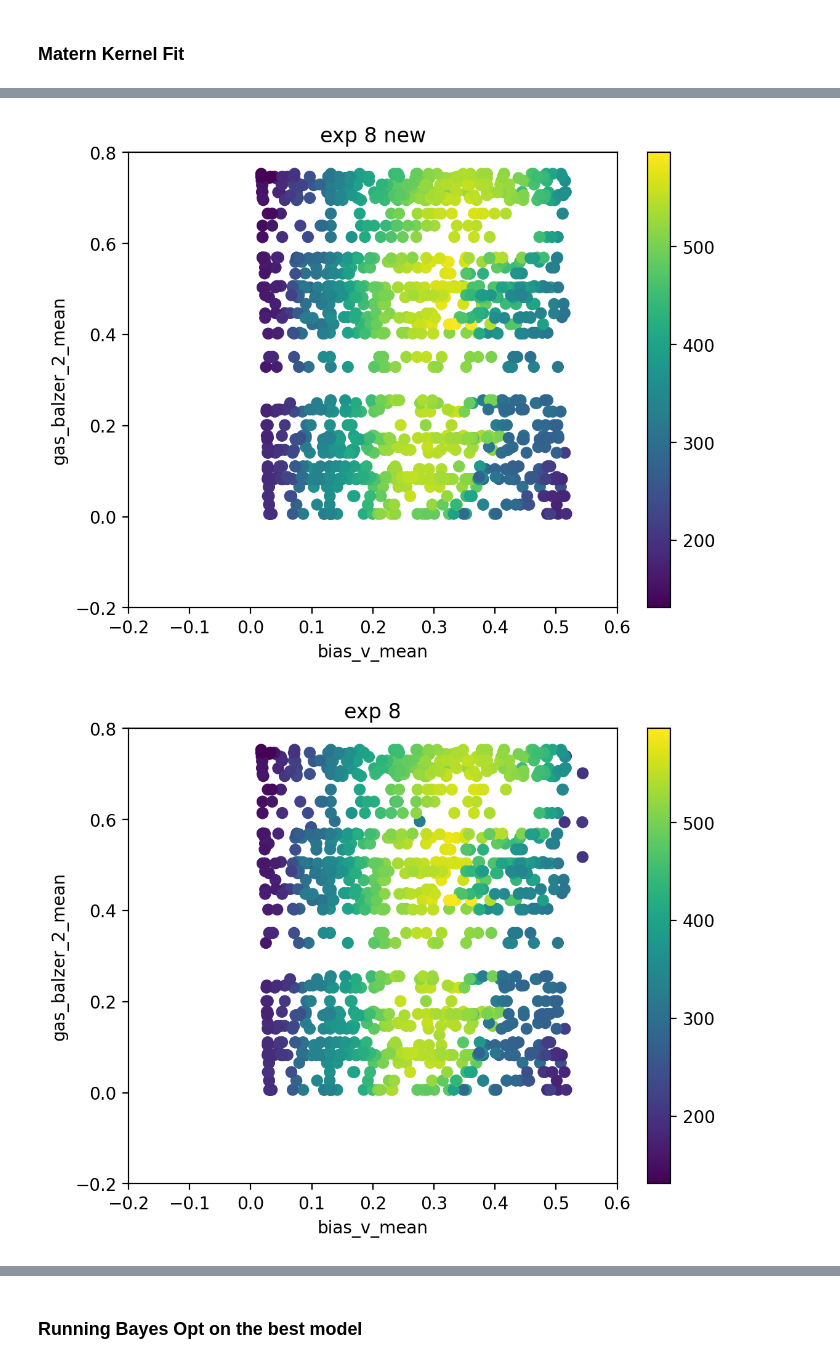
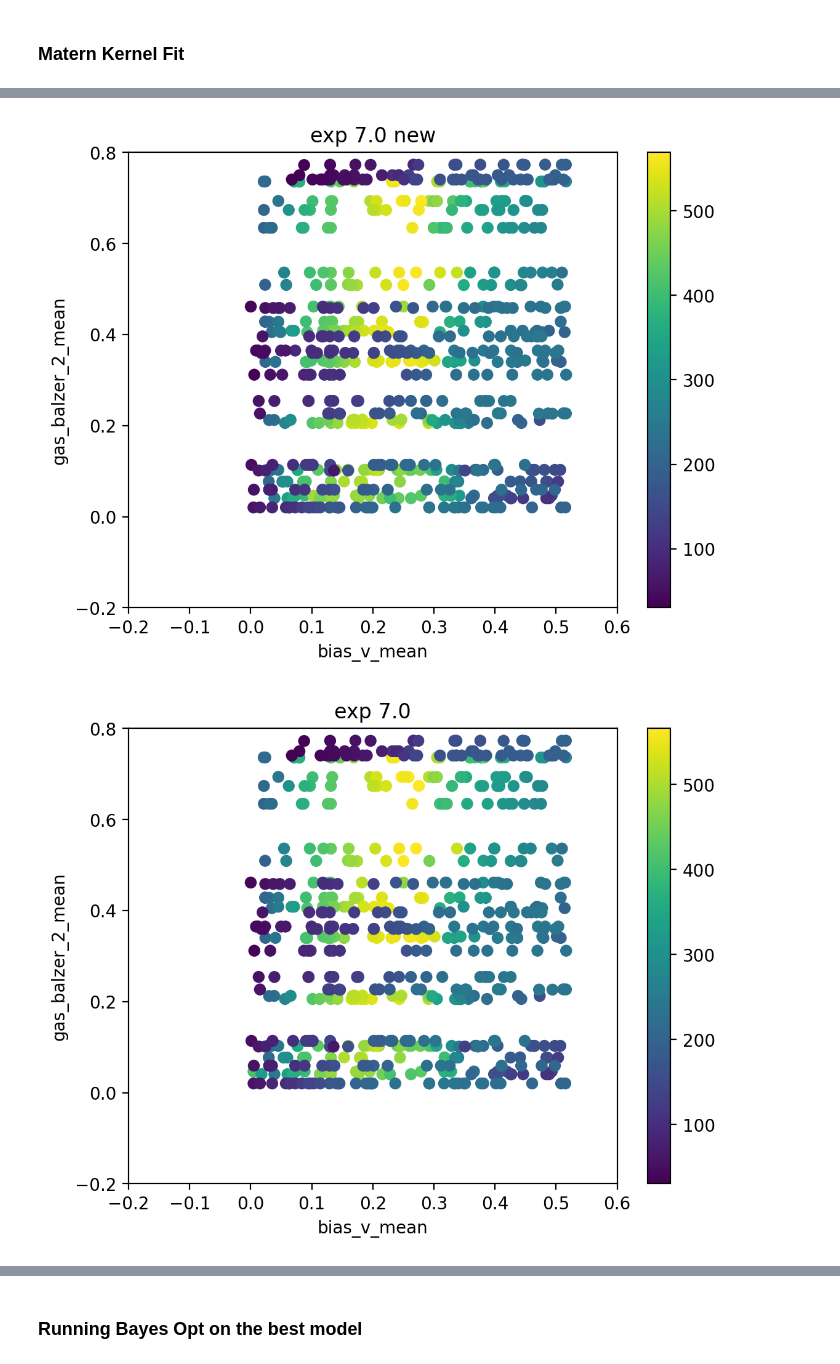
Before and after one commit to yubinhu/Venus-Exploration, a Jupyter notebook: Scripts/GRonDatav3.0.ipynb, the cells around one changed output, grey strips where cells are left out. Drawn from its saved outputs; the diff is of its cells as text; code cells hidden in the pictures.

```diff
--- a/Scripts/GRonDatav3.0.ipynb
+++ b/Scripts/GRonDatav3.0.ipynb
@@ -77,32 +77,32 @@ for run_idx in run_idx_range:
 # %%
 # data check 7.0 and 7.5 still looks a bit strange
-run_idx = "8"
+run_idx = "7.0"
 datafile = "../New Data/accumulated_weekend_data_2022_12_22.h5"
 X, y, X_var = loadXy(datafile, xcolumns=other_columns, run_idx=run_idx)
 plt.title("exp %s new"%run_idx)
 cutoff = 30
 plt.scatter(X[:,0][y>cutoff],X[:,1][y>cutoff],c=y[y>cutoff])
 plt.xlabel(other_columns[0])
 plt.ylabel(other_columns[1])
 plt.xlim(-0.2, 0.6)
 plt.ylim(-0.2, 0.8)
 plt.colorbar()
 plt.show()
 
 datafile = "../New Data/accumulated_weekend_data.h5"
 X, y, X_var = loadXy(datafile, xcolumns=other_columns, run_idx=run_idx)
 plt.title("exp %s"%run_idx)
 cutoff = 30
 plt.scatter(X[:,0][y>cutoff],X[:,1][y>cutoff],c=y[y>cutoff])
 plt.xlabel(other_columns[0])
 plt.ylabel(other_columns[1])
 plt.xlim(-0.2, 0.6)
 plt.ylim(-0.2, 0.8)
 plt.colorbar()
 plt.show()
 # %% [output]
-[figure, old version]
+[figure, new version]
-[figure, old version]
+[figure, new version]
 # %%
 result = np.zeros((len(lc_range), len(nu_range)))
 for run_idx in run_idx_range:
```
Also changed, not shown: parts of 9 cells of this notebook, 12 other files.
